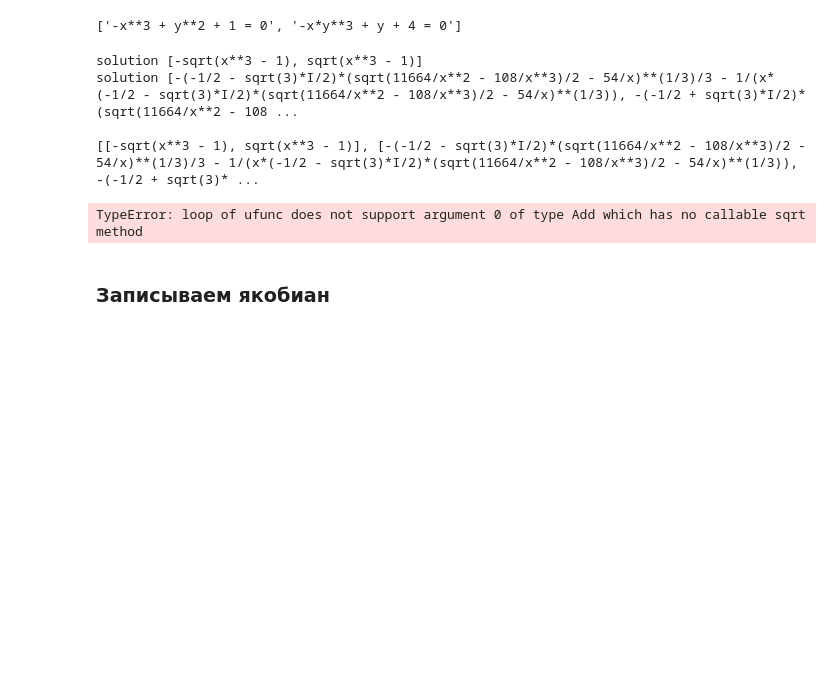
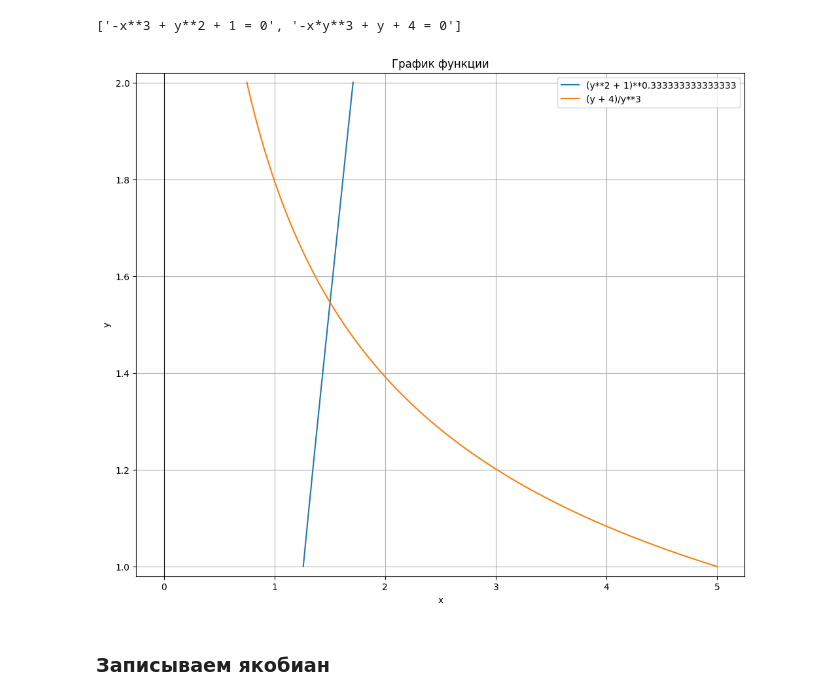
Before and after one commit to Winnie-the-Pooh2019/n-ch-2.2, a Jupyter notebook: main.ipynb, the cells around one changed output. Drawn from its saved outputs; the diff is of its cells as text; code cells hidden in the pictures; blank space fills up the shorter version.

Commit message:
added plot drawing to newton

```diff
--- a/main.ipynb
+++ b/main.ipynb
@@ -54,29 +79,19 @@ equations = [
 print(equations)
 # %% [output]
 ['-x**3 + y**2 + 1 = 0', '-x*y**3 + y + 4 = 0']
-# %%
-fs_solutions = []
-
-for fs in Fs:
-    solution = list(sp.solve(fs, Xs[1]))
-
-    print(f'solution {solution}')
-
-    fs_solutions.append(solution)
-
-print(f'\n{fs_solutions}')
-# %% [output]
-solution [-sqrt(x**3 - 1), sqrt(x**3 - 1)]
-solution [-(-1/2 - sqrt(3)*I/2)*(sqrt(11664/x**2 - 108/x**3)/2 - 54/x)**(1/3)/3 - 1/(x*(-1/2 - sqrt(3)*I/2)*(sqrt(11664/x**2 - 108/x**3)/2 - 54/x)**(1/3)), -(-1/2 + sqrt(3)*I/2)*(sqrt(11664/x**2 - 108 ...
-
-[[-sqrt(x**3 - 1), sqrt(x**3 - 1)], [-(-1/2 - sqrt(3)*I/2)*(sqrt(11664/x**2 - 108/x**3)/2 - 54/x)**(1/3)/3 - 1/(x*(-1/2 - sqrt(3)*I/2)*(sqrt(11664/x**2 - 108/x**3)/2 - 54/x)**(1/3)), -(-1/2 + sqrt(3)* ...
-# %%
-for i, sol_fs in enumerate(fs_solutions):
-    sol_f = list(map(lambda x: sp.lambdify(Xs[1:], x), sol_fs))
-    sol_l = list(map(lambda x: f'{x}', sol_fs))
-    draw_plot(sol_f, sol_l, [0, 2])
-# %% [output]
-TypeError: loop of ufunc does not support argument 0 of type Add which has no callable sqrt method
+# %%
+draw_fs1 = (Xs[1]**2 + 1) ** (1 / 3)
+draw_fs2 = (Xs[1] + 4) / Xs[1]**3
+
+draw_f1 = sp.lambdify(Xs[1], draw_fs1)
+draw_f2 = sp.lambdify(Xs[1], draw_fs2)
+
+draw_fl1 = f'{draw_fs1}'
+draw_fl2 = f'{draw_fs2}'
+# %%
+draw_plot([draw_f1, draw_f2], [draw_fl1, draw_fl2], [1, 2], invert=True)
+# %% [output]
+[figure, added]
 # %% [markdown]
 ### Записываем якобиан
 # %%
```
Also changed, not shown: parts of 6 cells of this notebook.
